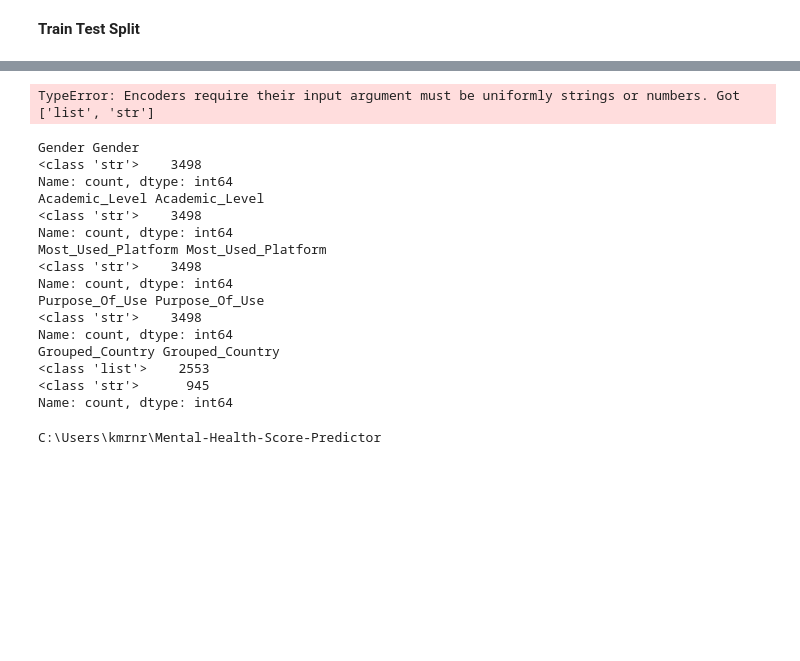
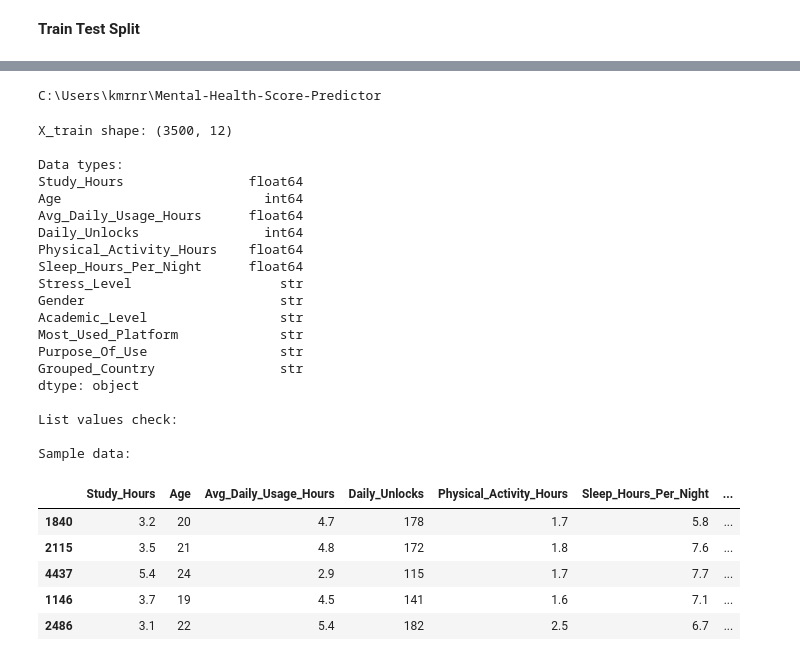
Before and after one commit to Nirbhay5335m/Mental-Health-Score-Predictor-, a Jupyter notebook: mental health code.ipynb, the cells around one changed output, grey strips where cells are left out. Drawn from its saved outputs; the diff is of its cells as text; code cells hidden in the pictures; blank space fills up the shorter version.

```diff
--- a/mental health code.ipynb
+++ b/mental health code.ipynb
@@ -194,5 +194,5 @@ def group_countries(Country):
     else:
         return 'Other'
 # %%
-df['Grouped_Country']=df['Country'].apply(group_countries)
+df['Grouped_country']=df['Country'].apply(group_countries)
 # %%
@@ -289,30 +299,53 @@ print(f"Training R2 Score: {lr_r2_training:.4f}")
 print(f"Testing R2 Score: {lr_r2_testing:.4f}")
 print(f"MAE: {lr_mae:.4f}")
 print(f"RMSE: {lr_rmse:.4f}")
-# %% [output]
-TypeError: Encoders require their input argument must be uniformly strings or numbers. Got ['list', 'str']
 # %%
 for col in normal_col:
     print(col, X_train[col].apply(type).value_counts())
-# %% [output]
-Gender Gender
-<class 'str'>    3498
-Name: count, dtype: int64
-Academic_Level Academic_Level
-<class 'str'>    3498
-Name: count, dtype: int64
-Most_Used_Platform Most_Used_Platform
-<class 'str'>    3498
-Name: count, dtype: int64
-Purpose_Of_Use Purpose_Of_Use
-<class 'str'>    3498
-Name: count, dtype: int64
-Grouped_Country Grouped_Country
-<class 'list'>    2553
-<class 'str'>      945
-Name: count, dtype: int64
 # %%
 import os
 print(os.getcwd())
 # %% [output]
 C:\Users\kmrnr\Mental-Health-Score-Predictor
+# %%
+print("X_train shape:", X_train.shape)
+
+print("\nData types:")
+print(X_train.dtypes)
+
+print("\nList values check:")
+
+for col in X_train.columns:
+    count = X_train[col].apply(lambda x: isinstance(x, list)).sum()
+    if count > 0:
+        print(col, ":", count, "list values")
+
+print("\nSample data:")
+display(X_train.head())
+# %% [output]
+X_train shape: (3500, 12)
+
+Data types:
+Study_Hours                float64
+Age                          int64
+Avg_Daily_Usage_Hours      float64
+Daily_Unlocks                int64
+Physical_Activity_Hours    float64
+Sleep_Hours_Per_Night      float64
+Stress_Level                   str
+Gender                         str
+Academic_Level                 str
+Most_Used_Platform             str
+Purpose_Of_Use                 str
+Grouped_Country                str
+dtype: object
+
+List values check:
+
+Sample data:
+|  | Study_Hours | Age | Avg_Daily_Usage_Hours | Daily_Unlocks | Physical_Activity_Hours | Sleep_Hours_Per_Night | ... |
+| 1840 | 3.2 | 20 | 4.7 | 178 | 1.7 | 5.8 | ... |
+| 2115 | 3.5 | 21 | 4.8 | 172 | 1.8 | 7.6 | ... |
+| 4437 | 5.4 | 24 | 2.9 | 115 | 1.7 | 7.7 | ... |
+| 1146 | 3.7 | 19 | 4.5 | 141 | 1.6 | 7.1 | ... |
+| 2486 | 3.1 | 22 | 5.4 | 182 | 2.5 | 6.7 | ... |
```
Also changed, not shown: parts of 4 cells of this notebook.
